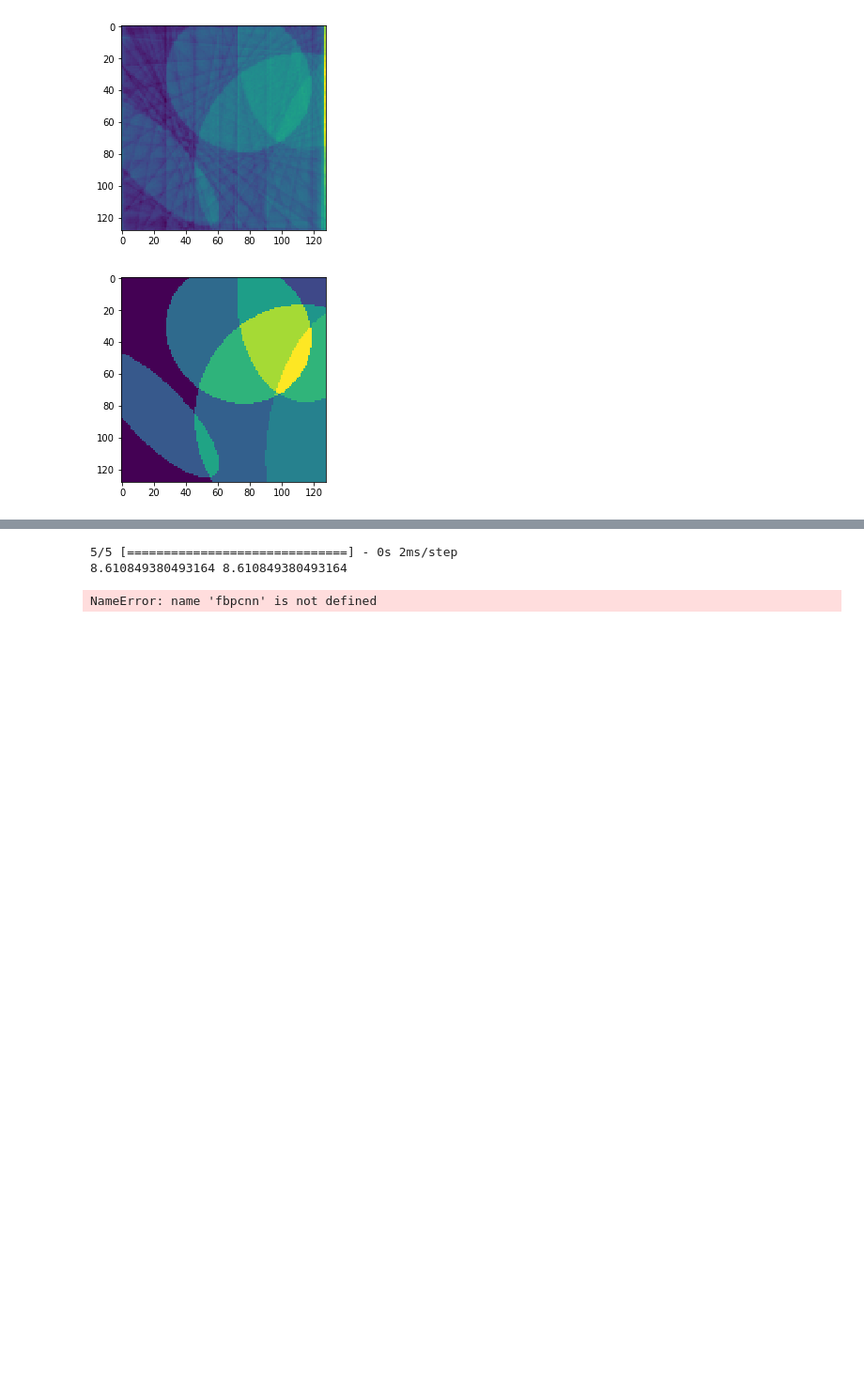
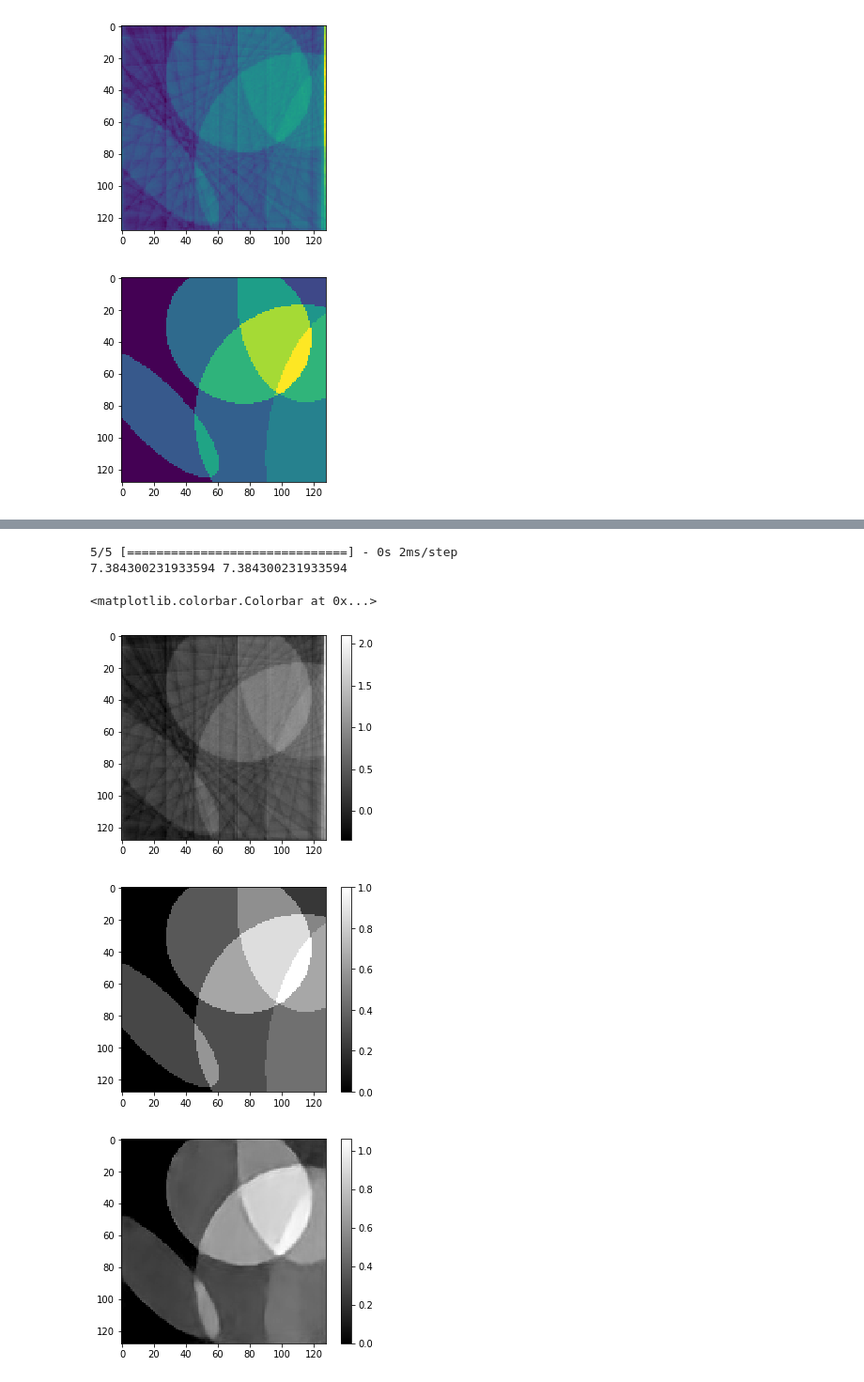
Before and after one commit to kvarun95/fbpconvnet, a Jupyter notebook: src/train.ipynb, the cells around one changed output, grey strips where cells are left out. Shown at 94% size. Saved outputs shown, nothing was run; the diff lists cells and outputs as text; code cells hidden in the pictures; blank space fills up the shorter version.

```diff
--- a/src/train.ipynb
+++ b/src/train.ipynb
@@ -19,7 +20,7 @@ plt.figure(2);plt.imshow(E_train[0,:,:,0])
 [figure]
 [figure]
 # %%
-fbpcnn.compile(optimizer=tf.train.AdamOptimizer(learning_rate=0.0001),
+fbpcnn.compile(optimizer=tf.train.AdamOptimizer(learning_rate=0.00003),
 #               loss='mean_squared_error',#euclidean_loss,
               loss=euclidean_loss,
 #               metrics=['mean_squared_error'])
@@ -55,14 +57,17 @@ test_loss, test_acc = fbpcnn.evaluate(X_recon, E_test)
 print(test_loss, test_acc)
 # %% [output]
 5/5 [==============================] - 0s 2ms/step
-8.610849380493164 8.610849380493164
+7.384300231933594 7.384300231933594
 # %%
 X_recon = fbpcnn.predict(X_train)
-plt.figure(1);plt.imshow(X_train[1,:,:,0], cmap='gray');plt.colorbar()
-plt.figure(2);plt.imshow(E_train[1,:,:,0], cmap='gray');plt.colorbar()
-plt.figure(3);plt.imshow(X_recon[1,:,:,0], cmap='gray');plt.colorbar()
+plt.figure(1);plt.imshow(X_train[0,:,:,0], cmap='gray');plt.colorbar()
+plt.figure(2);plt.imshow(E_train[0,:,:,0], cmap='gray');plt.colorbar()
+plt.figure(3);plt.imshow(X_recon[0,:,:,0], cmap='gray');plt.colorbar()
 
 # X_recon_edit = (X_recon-1.5)*(X_recon>=1.5)
 # plt.figure(3);plt.imshow(X_recon_edit[1,:,:,0], cmap='gray');plt.colorbar()
 # %% [output]
-NameError: name 'fbpcnn' is not defined
+<matplotlib.colorbar.Colorbar at 0x...>
+[figure, added]
+[figure, added]
+[figure, added]
```
Also changed, not shown: parts of 15 cells of this notebook, 5 other files.
